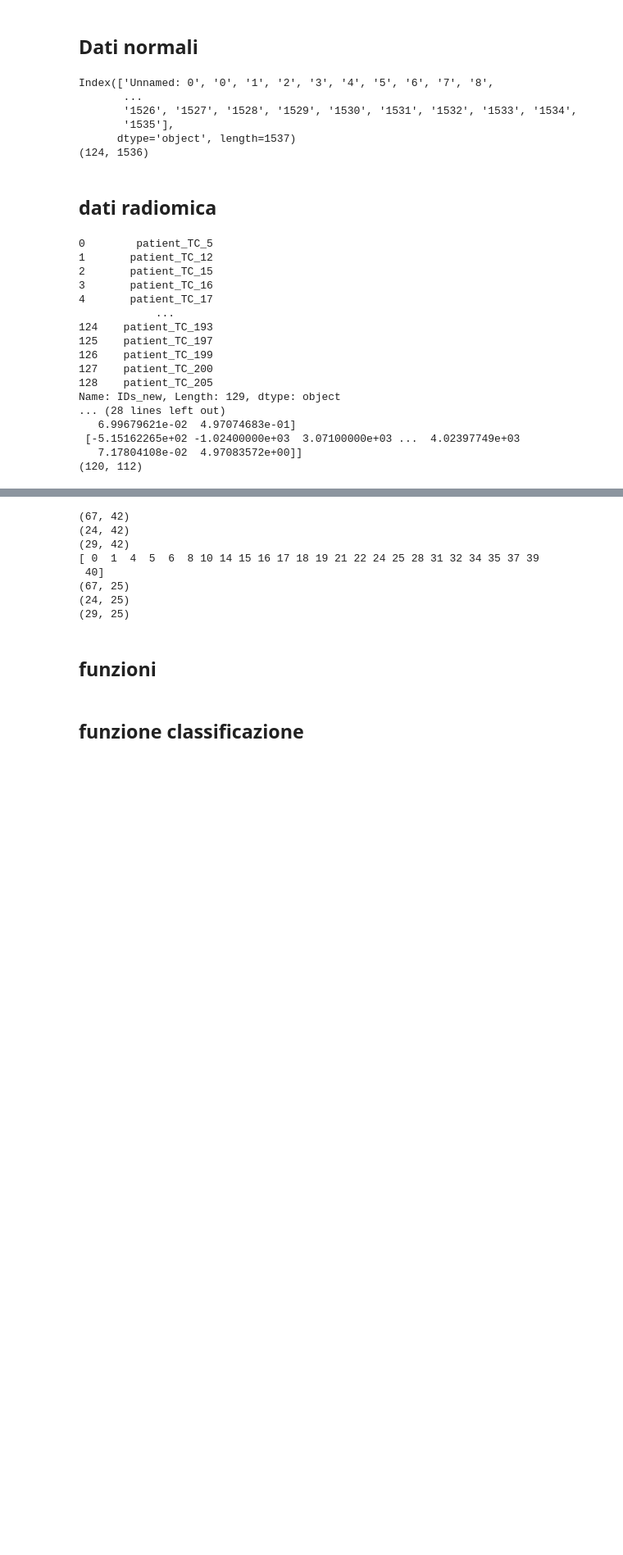
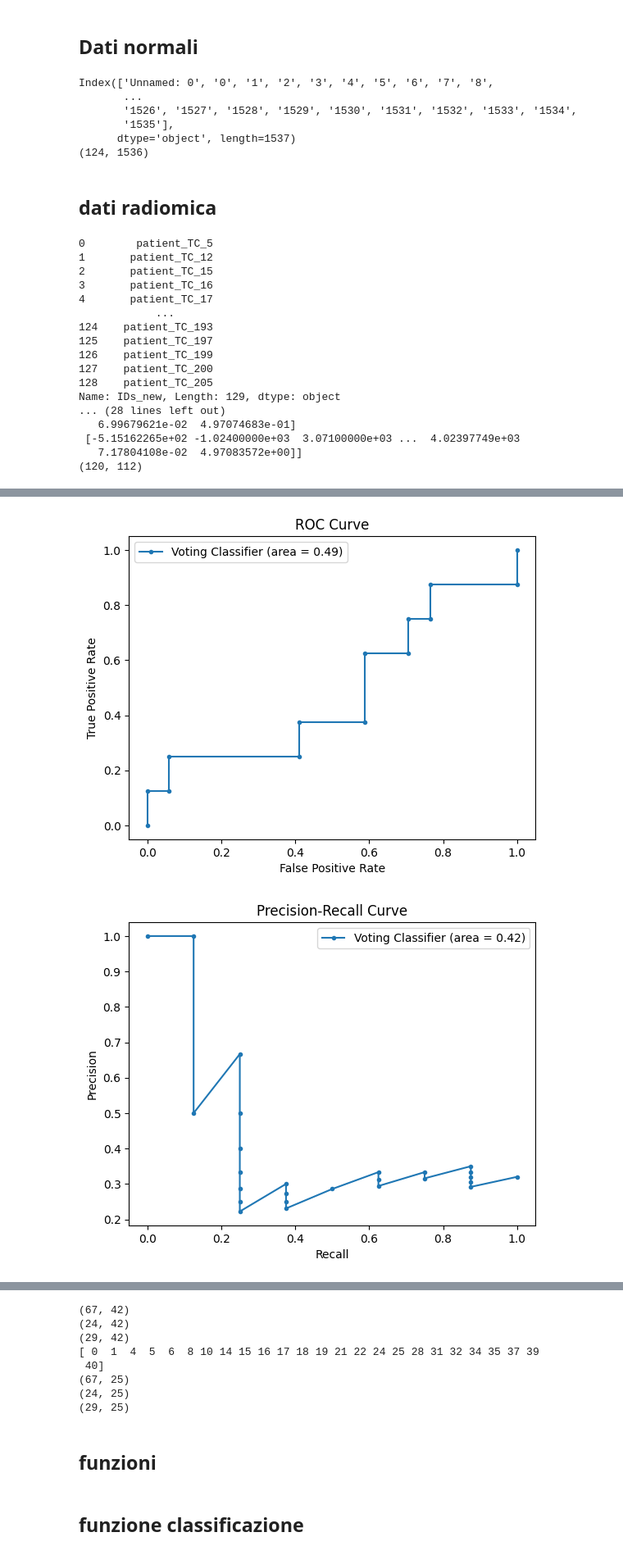
Before and after one commit to alessiamenozzi/ThesisPlaques, a Jupyter notebook: BatchClassification.ipynb, the cells around one changed output, grey strips where cells are left out. Shown at 82% size. Drawn from its saved outputs; the diff is of its cells as text; code cells hidden in the pictures; blank space fills up the shorter version.

```diff
--- a/BatchClassification.ipynb
+++ b/BatchClassification.ipynb
@@ -212,7 +216,7 @@ file_path = "/Users/alessiamenozzi/Desktop/ThesisPlaques/data_rad_clin_DEF.csv"
 data = pd.read_csv(file_path)
 print(data['IDs_new'])
 # Lista degli ID da escludere
-ids_to_exclude = ["patient_TC_19", "patient_TC_40", "patient_TC_88", "patient_TC_150", "patient_TC_193", "patient_TC_200", "patient_TC_17", "patient_TC_107", "patient_TC_127", ]
+ids_to_exclude = ["patient_TC_19", "patient_TC_40", "patient_TC_88", "patient_TC_150", "patient_TC_193", "patient_TC_200", "patient_TC_17", "patient_TC_107", "patient_TC_127" ]
 
 
 # Filtra il DataFrame per escludere le righe con gli ID specificati
@@ -265,5 +269,7 @@ Name: IDs_new, Length: 129, dtype: object
    7.17804108e-02  4.97083572e+00]]
 (120, 112)
 # %%
-y_train1, y_test, x_train1, X_test= train_test_split(Y_train, X_train, test_size=0.2, shuffle=False, random_state=1)
-y_train, y_val, x_train, X_val= train_test_split(y_train1, x_train1, test_size=0.3, shuffle=True, stratify=y_train1, random_state=8)
+#y_train1, y_test, x_train1, X_test= train_test_split(Y_train, X_train, test_size=0.2, shuffle=False, random_state=1)
+#y_train, y_val, x_train, X_val= train_test_split(y_train1, x_train1, test_size=0.3, shuffle=True, stratify=y_train1, random_state=8)
+
+y_train, y_test, X_train, X_test= train_test_split(Y_train, X_train, test_size=0.2, shuffle=False, random_state=1)
@@ -269,0 +447,58 @@ y_train, y_val, x_train, X_val= train_test_split(y_train1, x_train1, test_size=0
+# %%
+from sklearn.ensemble import VotingClassifier
+
+scaler = StandardScaler()
+X_train = scaler.fit_transform(X_train)
+X_test = scaler.transform(X_test)
+
+mlp_model = MLPClassifier(hidden_layer_sizes=(128, 64, 32), max_iter=1000, random_state=42, early_stopping=True, learning_rate='adaptive')
+
+voting_clf = VotingClassifier(estimators=[
+    ('rf', rf_model),
+    ('lr', lr_model),
+    ('svm', svm_model),
+    ('mlp', mlp_model)
+
+], voting='soft')
+
+voting_clf.fit(X_train, y_train)
+y_pred_voting = voting_clf.predict(X_test)
+print("Voting Classifier Accuracy:", accuracy_score(y_test, y_pred_voting))
+
+y_proba_voting = voting_clf.predict_proba(X_test)[:, 1]
+
+
+# Matrice di confusione
+print("Voting Classifier Confusion Matrix:\n", confusion_matrix(y_test, y_pred_voting))
+
+# Report di classificazione
+print("Voting Classifier Classification Report:\n", classification_report(y_test, y_pred_voting))
+
+# ROC-AUC
+roc_auc = roc_auc_score(y_test, y_proba_voting)
+print("Voting Classifier ROC-AUC:", roc_auc)
+
+# Precision-Recall AUC
+precision, recall, _ = precision_recall_curve(y_test, y_proba_voting)
+pr_auc = auc(recall, precision)
+print("Voting Classifier PR AUC:", pr_auc)
+
+# Plot ROC Curve
+fpr, tpr, _ = roc_curve(y_test, y_proba_voting)
+plt.figure()
+plt.plot(fpr, tpr, marker='.', label='Voting Classifier (area = %0.2f)' % roc_auc)
+plt.xlabel('False Positive Rate')
+plt.ylabel('True Positive Rate')
+plt.title('ROC Curve')
+plt.legend()
+plt.show()
+
+# Plot Precision-Recall Curve
+plt.figure()
+plt.plot(recall, precision, marker='.', label='Voting Classifier (area = %0.2f)' % pr_auc)
+plt.xlabel('Recall')
+plt.ylabel('Precision')
+plt.title('Precision-Recall Curve')
+plt.legend()
+plt.show()
+# %% [output]
@@ -269,0 +521,2 @@ y_train, y_val, x_train, X_val= train_test_split(y_train1, x_train1, test_size=0
+[figure, added]
+[figure, added]
```
Also changed, not shown: parts of 8 cells of this notebook.
